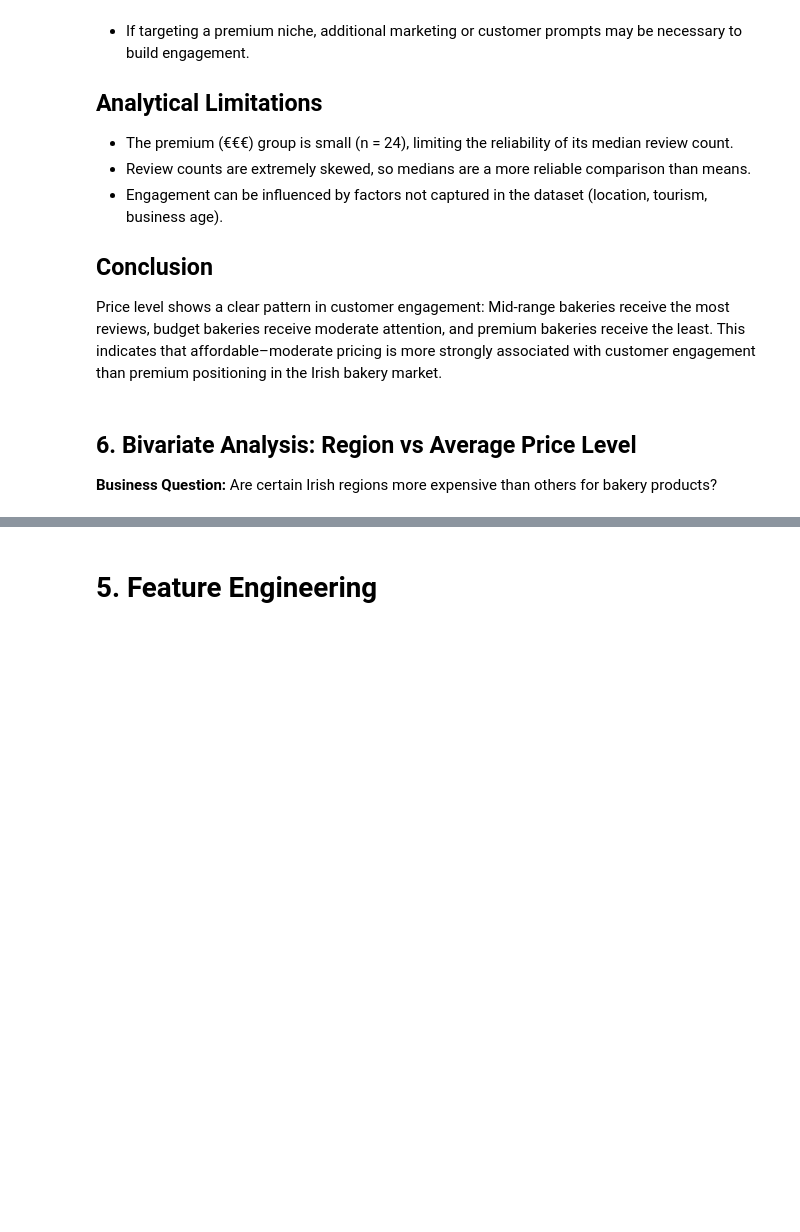
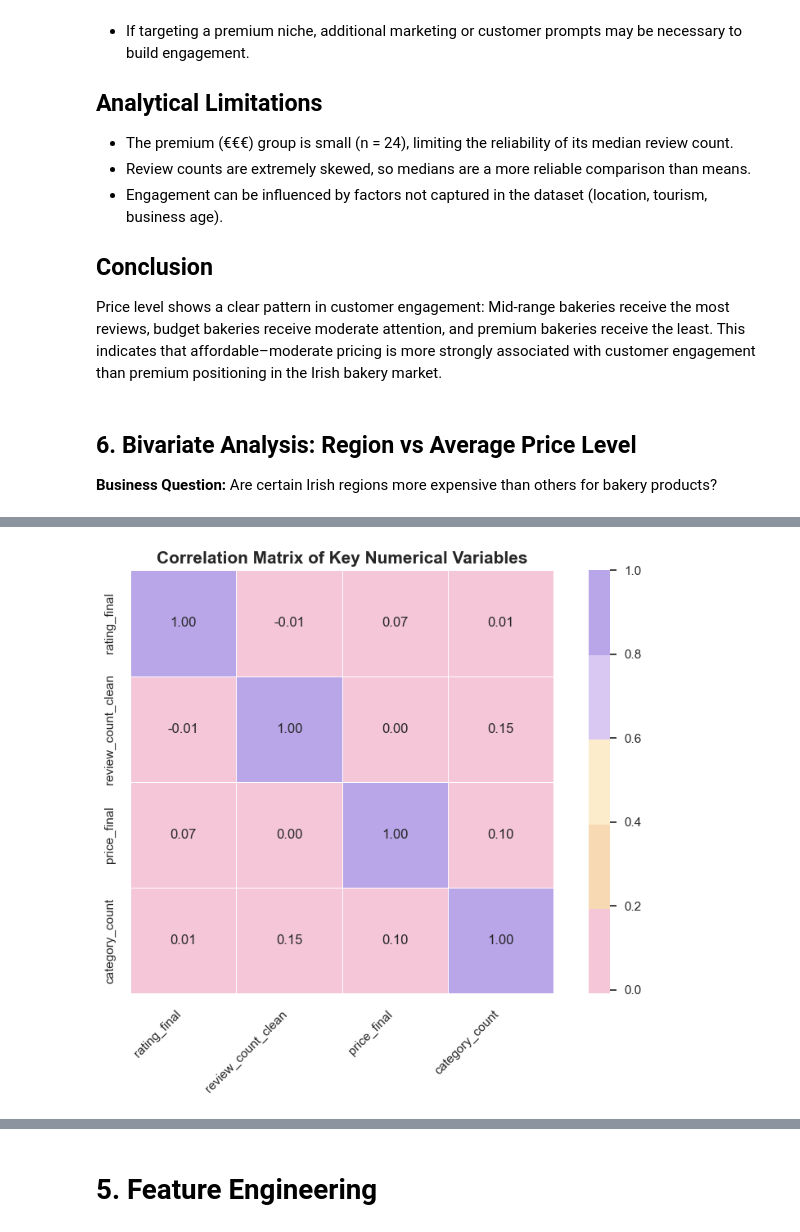
Before and after one commit to vialsiu/irish-bakery-data-science-project, a Jupyter notebook: notebooks/DataAnalysis.ipynb, the cells around one changed output, grey strips where cells are left out. Cells and saved outputs as stored; diff of their text form; code cells hidden in the pictures; blank space fills up the shorter version.

Commit message:
Added full Multivariate Analysis: correlation matrix, rating–price–reviews scatterplot, top 10% visuals, and detailed insights

```diff
--- a/notebooks/DataAnalysis.ipynb
+++ b/notebooks/DataAnalysis.ipynb
@@ -1863,0 +1844,38 @@ However, the overall pricing landscape remains consistent, with €€ as the do
+# %%
+# Correlation Matrix Heatmap
+
+import seaborn as sns
+import matplotlib.pyplot as plt
+
+# Select key numerical variables
+corr_vars = df_clean[['rating_final', 'review_count_clean', 'price_final', 'category_count']]
+corr_matrix = corr_vars.corr()
+
+plt.figure(figsize=(9, 7))
+
+# Custom color palette
+sunset_cmap = sns.color_palette(
+    ["#f4c6d7", "#f7d9b4", "#fceccb", "#d8c8f2", "#b8a6e8"],
+    as_cmap=True
+)
+
+sns.heatmap(
+    corr_matrix,
+    annot=True,
+    fmt=".2f",
+    cmap=sunset_cmap,
+    linewidths=0.5,
+    linecolor="white",
+    square=True,
+    cbar=True,
+    annot_kws={"size": 12}
+)
+
+plt.title("Correlation Matrix of Key Numerical Variables", fontsize=15, fontweight="bold")
+plt.xticks(rotation=45, ha="right", fontsize=11)
+plt.yticks(fontsize=11)
+
+plt.tight_layout()
+plt.show()
+# %% [output]
+[figure, added]
```
Also changed, not shown: parts of 21 cells of this notebook.
